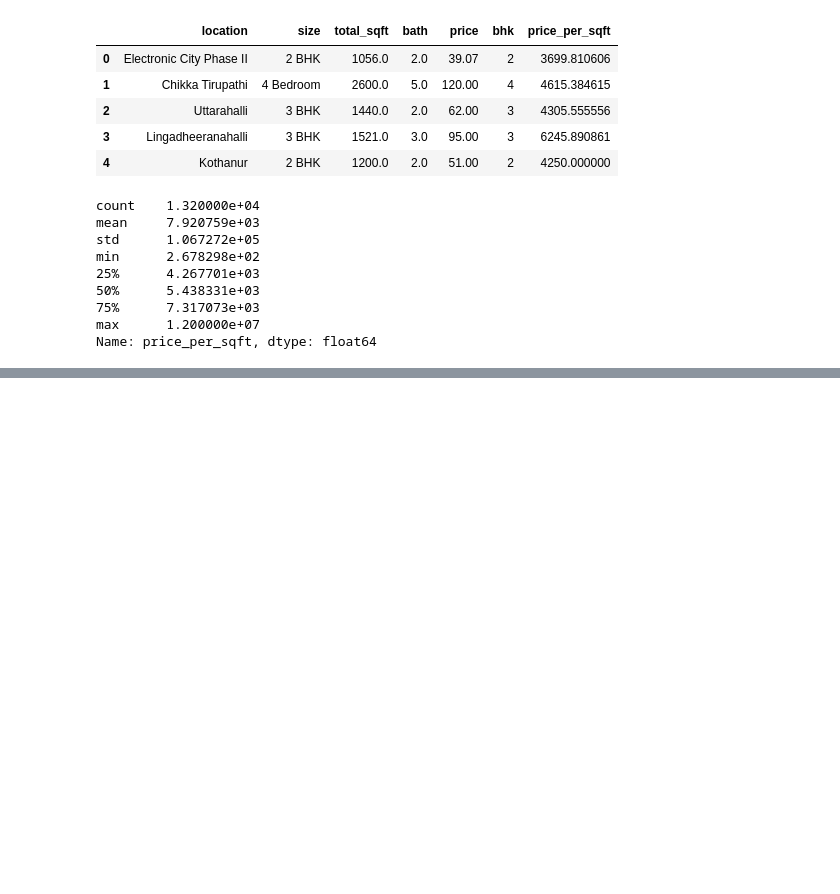
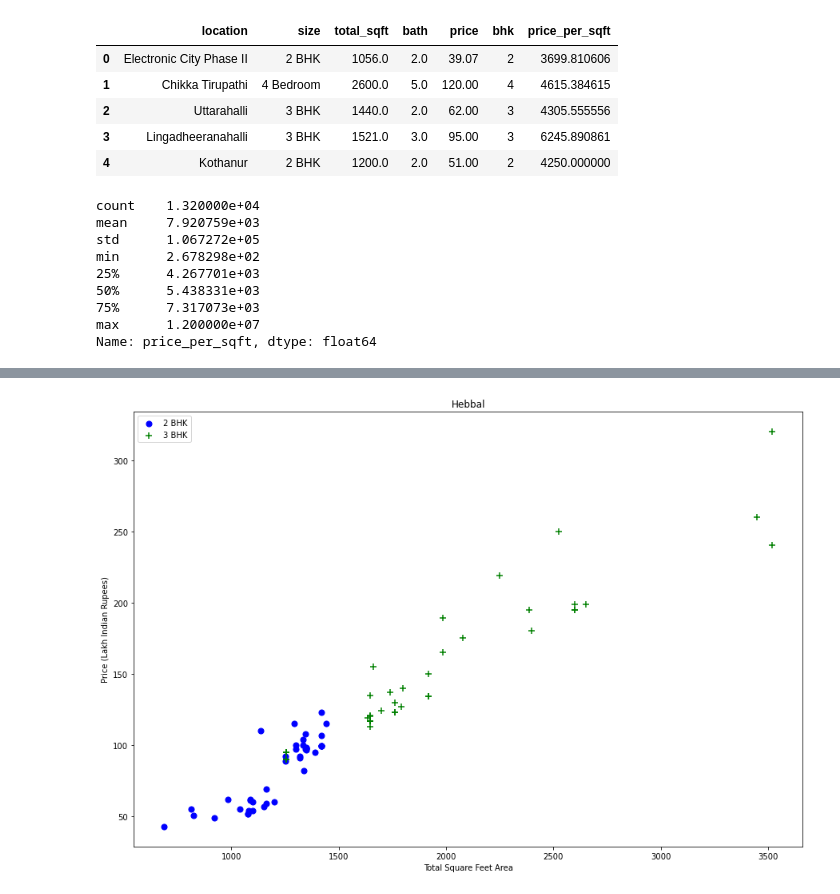
Before and after one commit to sidkarma/herehack_s4_code-brewer, a Jupyter notebook: HERE_hackathon.ipynb, the cells around one changed output, grey strips where cells are left out. Cells and saved outputs as stored; diff of their text form; code cells hidden in the pictures; blank space fills up the shorter version.

```diff
--- a/HERE_hackathon.ipynb
+++ b/HERE_hackathon.ipynb
@@ -283,0 +365,4 @@ df6.shape
+# %%
+plot_scatter_chart(df8,"Hebbal")
+# %% [output]
+[figure, added]
```
Also changed, not shown: parts of 54 cells of this notebook.
